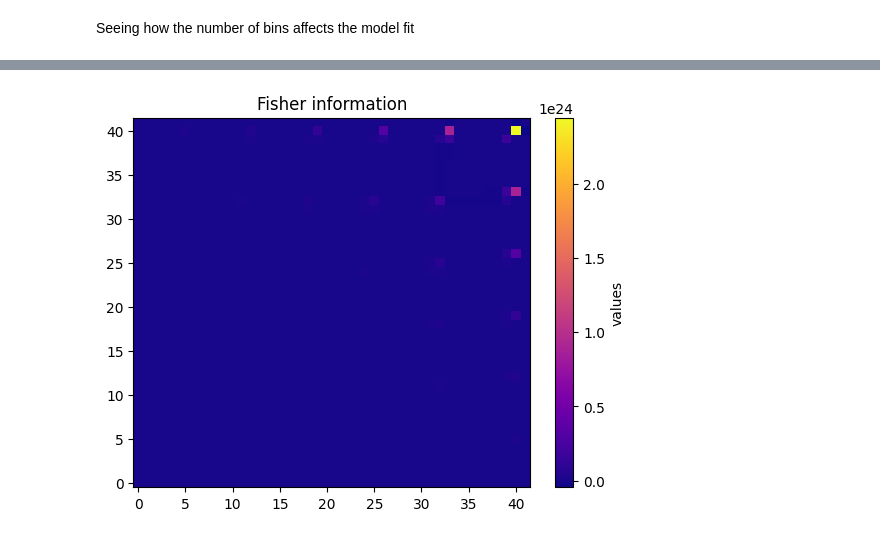
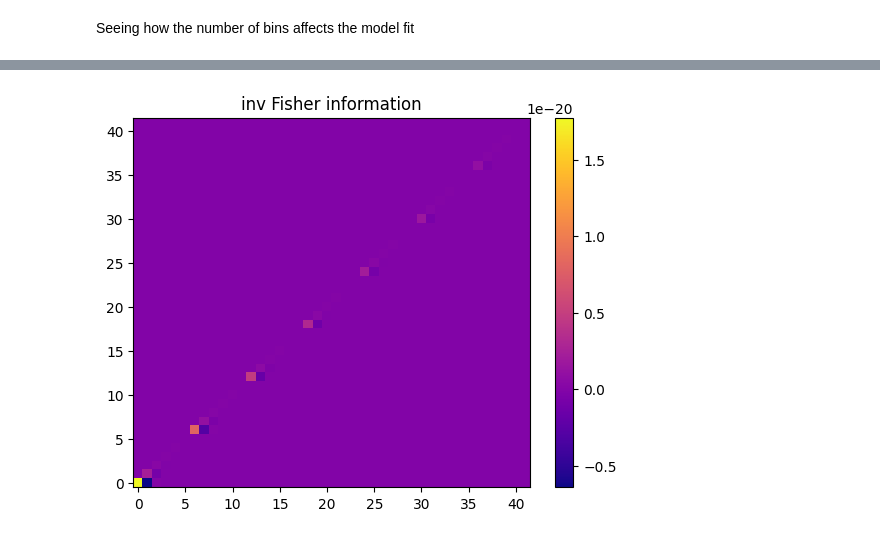
Before and after one commit to urwa99/MASS_Thesis, a Jupyter notebook: HI/SMICA_HI2.ipynb, the cells around one changed output, grey strips where cells are left out. Cells and saved outputs as stored; diff of their text form; code cells hidden in the pictures.

Commit message:
updated Fisher and corrected smica

```diff
--- a/HI/SMICA_HI2.ipynb
+++ b/HI/SMICA_HI2.ipynb
@@ -744,10 +795,11 @@ def model_cov_and_grad(a_k, logl, trapezoid, poly):
 
     return R_HI, dR_HI_da
 # %%
-R, grad_R= model_cov_and_grad(result, log_l, Psi, P)
-f=15
-plt.plot(leff, R[:,f,f], label='Model Covariance')
-plt.plot(leff, C_fit[:,f,f], label='fit')
-plt.legend()
-# print(grad_R)
+R, grad_R= model_cov_and_grad(a_matrix, log_l, Psi, P)
+# f=34
+# plt.plot(leff, R[:,f,f],'.', label='Model Covariance')
+# plt.plot(leff, C_fit[:,f,f], label='fit')
+# plt.legend()
+# plt.yscale('log')
+print(grad_R.shape)
 # %% [output]
@@ -756,5 +807,5 @@ plt.legend()
 # %%
-def fisher_information(a_k, logl, trapezoid, R_fg, R_noise, n_b, poly):
+def fisher_information(a_k, logl, trapezoid,R_fit, R_fg, R_noise, n_b, poly):
     """
     Compute Fisher Information Matrix for SMICA model.
 
@@ -771,22 +822,28 @@ def fisher_information(a_k, logl, trapezoid, R_fg, R_noise, n_b, poly):
         FIM: (n_coeffs, n_coeffs) Fisher Information Matrix
     """
     B, nfreqs = R_fg.shape[0], R_fg.shape[1]
-    Qu = trapezoid.shape[0]
-    n_coeffs = (poly + 1) * Qu
+    Q1 = trapezoid.shape[0]
+    n_coeffs = (poly + 1) * Q1
 
     # Build model + gradient of HI covariances
-    R_hi, grad_R_hi = model_cov_and_grad(a_k, logl, trapezoid, poly)  # Shapes: (B, nf, nf), (B, n_coeffs, nf, nf)
-    R_Y = R_hi + R_fg + R_noise  # (B, nf, nf)
+    # R_hi, grad_R_hi = model_cov_and_grad(a_k, logl, trapezoid, poly)  # Shapes: (B, nf, nf), (B, n_coeffs, nf, nf)
+    R_Y = R_fit + R_fg + R_noise  # (B, nf, nf)
     # print(R_Y.shape, grad_R_hi.shape)
+    dR= np.zeros((B, nfreqs,nfreqs, n_coeffs))  # (B, nf, nf, n_coeffs)
+
 
     FIM = np.zeros((n_coeffs, n_coeffs))
 
     for b in range(B):
+        for p in range(poly + 1):
+            for q in range(Q1):
+                idx = q * (poly + 1) + p
+                dR[b, :,:, idx] = np.diag(((logl[b] ** p) * trapezoid[q]))
         inv_R = np.linalg.inv(R_Y[b])  # (nf, nf)
         for m in range(n_coeffs):
-            dRm = grad_R_hi[b, :, :,m]  # (nf, nf)
+            dRm = dR[b, :, :,m]  # (nf, nf)
             for n in range(m, n_coeffs):
-                dRn = grad_R_hi[b, n]  # (nf, nf)
+                dRn = dR[b, :, :,n]  # (nf, nf)
 
                 # Compute trace term: Tr( R⁻¹ dR_m R⁻¹ dR_n )
                 term = inv_R @ dRm @ inv_R @ dRn
@@ -794,7 +851,7 @@ def fisher_information(a_k, logl, trapezoid, R_fg, R_noise, n_b, poly):
                 FIM[m, n] += 0.5 *  trace_val #n_b[b] *
 
     # Symmetrize the matrix
-    FIM = FIM + FIM.T - np.diag(np.diag(FIM))
+    # FIM = FIM + FIM.T - np.diag(np.diag(FIM))
     return FIM
 # %%
-F=fisher_information(a_vec, log_l, Psi, fgds_binned, noise_binned, ((2*leff+1)*10), P)
+F=fisher_information(a_vec, log_l, Psi,C_fit, fgds_binned, noise_binned, ((2*leff+1)*10), P)
@@ -801,10 +878,12 @@ F=fisher_information(a_vec, log_l, Psi, fgds_binned, noise_binned, ((2*leff+1)*1
+# %%
+inv_fish= np.linalg.inv(F)
 # %%
-plt.imshow(F, origin='lower', cmap='plasma', aspect='auto', vmin=np.min(F), vmax=np.max(F)) #,, vmin=0, vmax=8.5e-8 vmin=0, vmax=1.5e-9
-plt.colorbar(label='values')
-plt.title(f"Fisher information")
+plt.imshow(inv_fish, origin='lower', cmap='plasma', aspect='auto')
+plt.colorbar()
+plt.title(f"inv Fisher information")
 plt.show()
 # %% [output]
-[figure, old version]
+[figure, new version]
 # %%
 F
 # %% [output]
```
Also changed, not shown: parts of 19 cells of this notebook.
